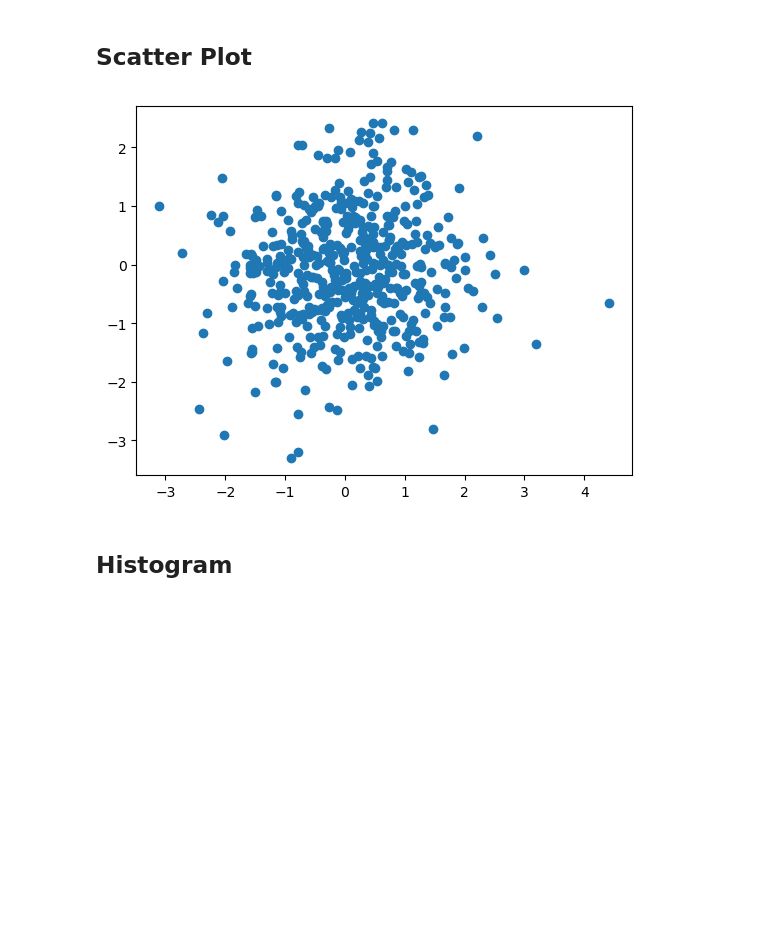
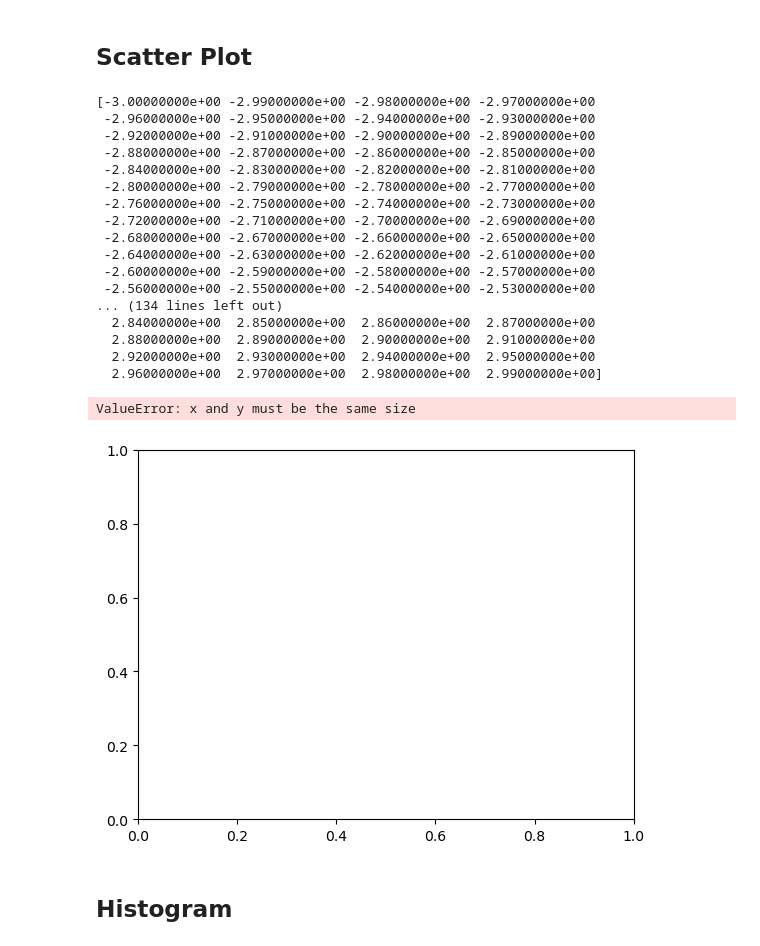
Before and after one commit to Vozikis/machine-learning, a Jupyter notebook: MLCourse/MatPlotLib.ipynb, the cells around one changed output. Saved outputs shown, nothing was run; the diff lists cells and outputs as text; code cells hidden in the pictures; blank space fills up the shorter version.

Commit message:
randn scatter

```diff
--- a/MLCourse/MatPlotLib.ipynb
+++ b/MLCourse/MatPlotLib.ipynb
@@ -145,12 +145,31 @@ plt.show()
 # %%
 from pylab import randn
 
-X = randn(500)
-Y = randn(500)
+X = randn(3)
+print(x)
+Y = randn(50)
 plt.scatter(X,Y)
 plt.show()
 # %% [output]
+[-3.00000000e+00 -2.99000000e+00 -2.98000000e+00 -2.97000000e+00
+ -2.96000000e+00 -2.95000000e+00 -2.94000000e+00 -2.93000000e+00
+ -2.92000000e+00 -2.91000000e+00 -2.90000000e+00 -2.89000000e+00
+ -2.88000000e+00 -2.87000000e+00 -2.86000000e+00 -2.85000000e+00
+ -2.84000000e+00 -2.83000000e+00 -2.82000000e+00 -2.81000000e+00
+ -2.80000000e+00 -2.79000000e+00 -2.78000000e+00 -2.77000000e+00
+ -2.76000000e+00 -2.75000000e+00 -2.74000000e+00 -2.73000000e+00
+ -2.72000000e+00 -2.71000000e+00 -2.70000000e+00 -2.69000000e+00
+ -2.68000000e+00 -2.67000000e+00 -2.66000000e+00 -2.65000000e+00
+ -2.64000000e+00 -2.63000000e+00 -2.62000000e+00 -2.61000000e+00
+ -2.60000000e+00 -2.59000000e+00 -2.58000000e+00 -2.57000000e+00
+ -2.56000000e+00 -2.55000000e+00 -2.54000000e+00 -2.53000000e+00
+... (134 lines left out)
+  2.84000000e+00  2.85000000e+00  2.86000000e+00  2.87000000e+00
+  2.88000000e+00  2.89000000e+00  2.90000000e+00  2.91000000e+00
+  2.92000000e+00  2.93000000e+00  2.94000000e+00  2.95000000e+00
+  2.96000000e+00  2.97000000e+00  2.98000000e+00  2.99000000e+00]
+ValueError: x and y must be the same size
-[figure, old version]
+[figure, new version]
 # %% [markdown]
 ## Histogram
 # %%
```
Also changed, not shown: parts of 2 cells of this notebook.
